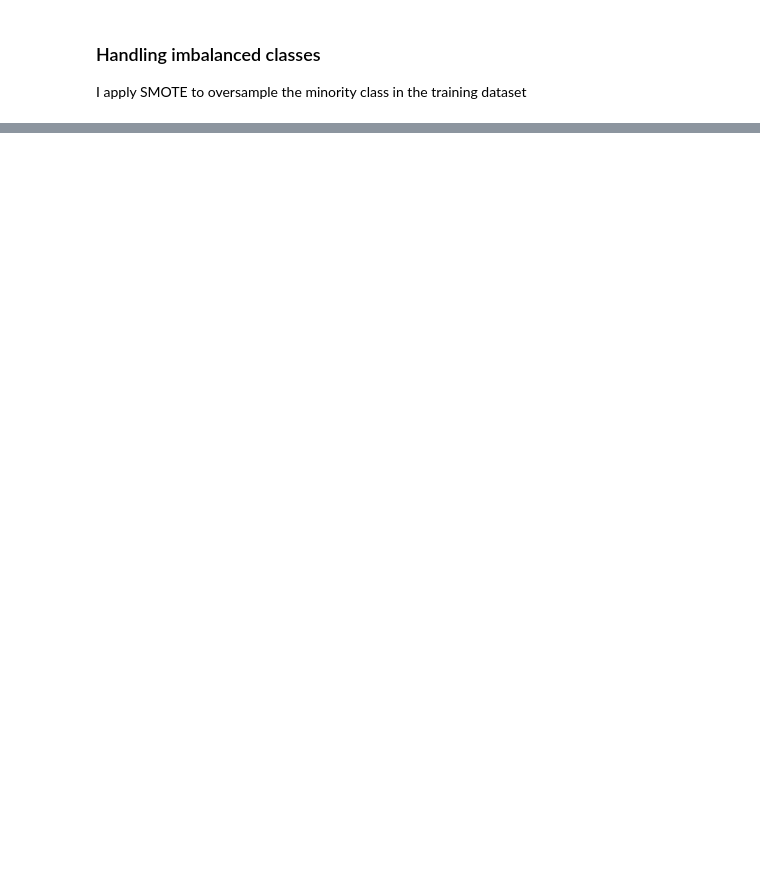
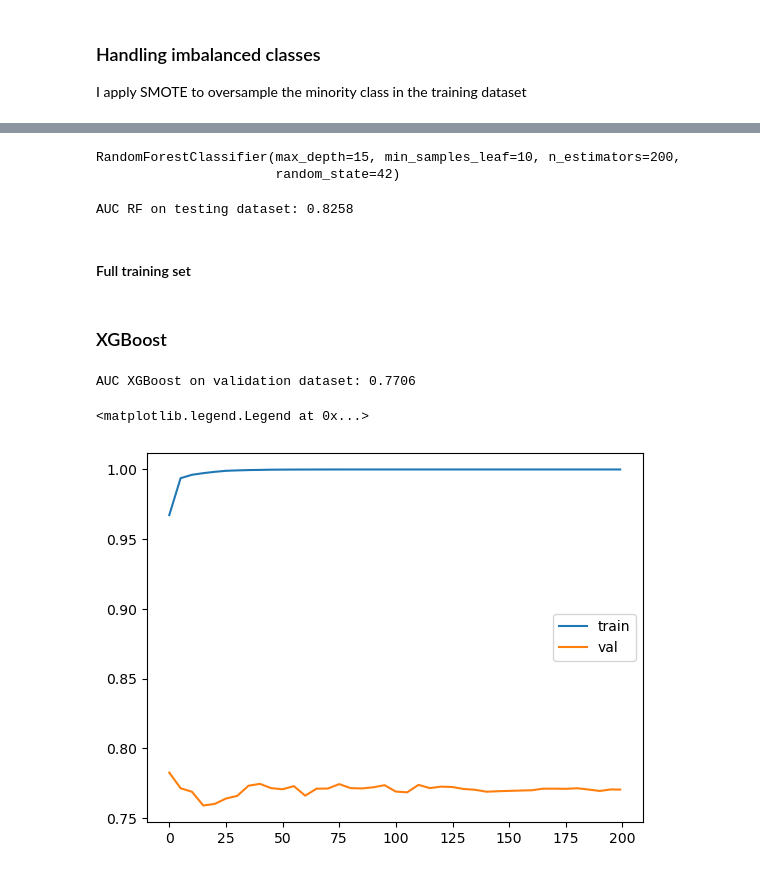
Before and after one commit to alfanugraha/mlzoomcamp-homework, a Jupyter notebook: midterm/stroke-prediction.ipynb, the cells around one changed output, grey strips where cells are left out. Saved outputs shown, nothing was run; the diff lists cells and outputs as text; code cells hidden in the pictures; blank space fills up the shorter version.

```diff
--- a/midterm/stroke-prediction.ipynb
+++ b/midterm/stroke-prediction.ipynb
@@ -420,0 +745,37 @@ X_train.shape, X_train_res.shape
+# %%
+# Final hyperparameters
+numerical = 170
+max_depths = 15
+min_samples_leaf = 10
+rf = RandomForestClassifier(n_estimators=n, max_depth=max_depths, min_samples_leaf=min_samples_leaf, random_state=42)
+rf.fit(X_full_train_res, y_full_train_res)
+# %% [output]
+RandomForestClassifier(max_depth=15, min_samples_leaf=10, n_estimators=200,
+                       random_state=42)
+# %%
+y_pred = rf.predict_proba(X_test)[:, 1]
+auc_rf = roc_auc_score(y_test, y_pred)
+print(f"AUC RF on testing dataset: {round(auc_rf, 4)}")
+# %% [output]
+AUC RF on testing dataset: 0.8258
+# %% [markdown]
+#### Full training set
+# %% [markdown]
+### XGBoost
+# %%
+# define function to parse xgboost output
+def parse_xgb_output(output):
+    results = []
+
+    for line in output.stdout.strip().split('\n'):
+        it_line, train_line, val_line = line.split('\t')
+
+        it = int(it_line.strip('[]'))
+        train = float(train_line.split(':')[1])
+        val = float(val_line.split(':')[1])
+
+        results.append((it, train, val))
+
+    df_results = pd.DataFrame(results, columns=['num_iter', 'auc_train', 'auc_val'])
+
+    return df_results
@@ -420,0 +797,6 @@ X_train.shape, X_train_res.shape
+# %%
+y_pred = model.predict(dval)
+auc_xgb = roc_auc_score(y_val, y_pred)
+print(f"AUC XGBoost on validation dataset: {round(auc_xgb, 4)}")
+# %% [output]
+AUC XGBoost on validation dataset: 0.7706
@@ -420,0 +821,8 @@ X_train.shape, X_train_res.shape
+# %%
+df_scores = parse_xgb_output(output)
+plt.plot(df_scores.num_iter, df_scores.auc_train, label='train')
+plt.plot(df_scores.num_iter, df_scores.auc_val, label='val')
+plt.legend()
+# %% [output]
+<matplotlib.legend.Legend at 0x...>
+[figure, added]
```
Also changed, not shown: parts of 71 cells of this notebook.
